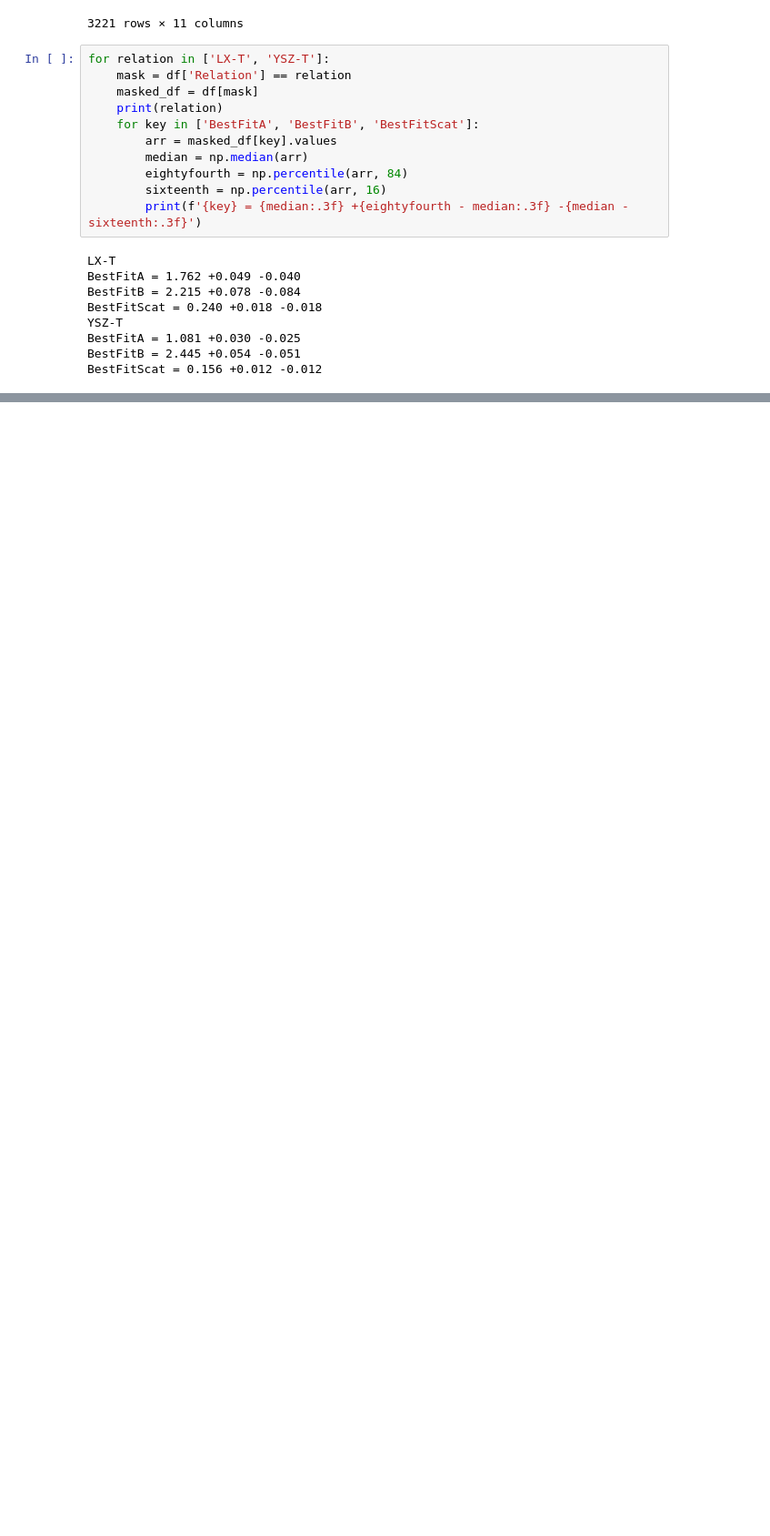
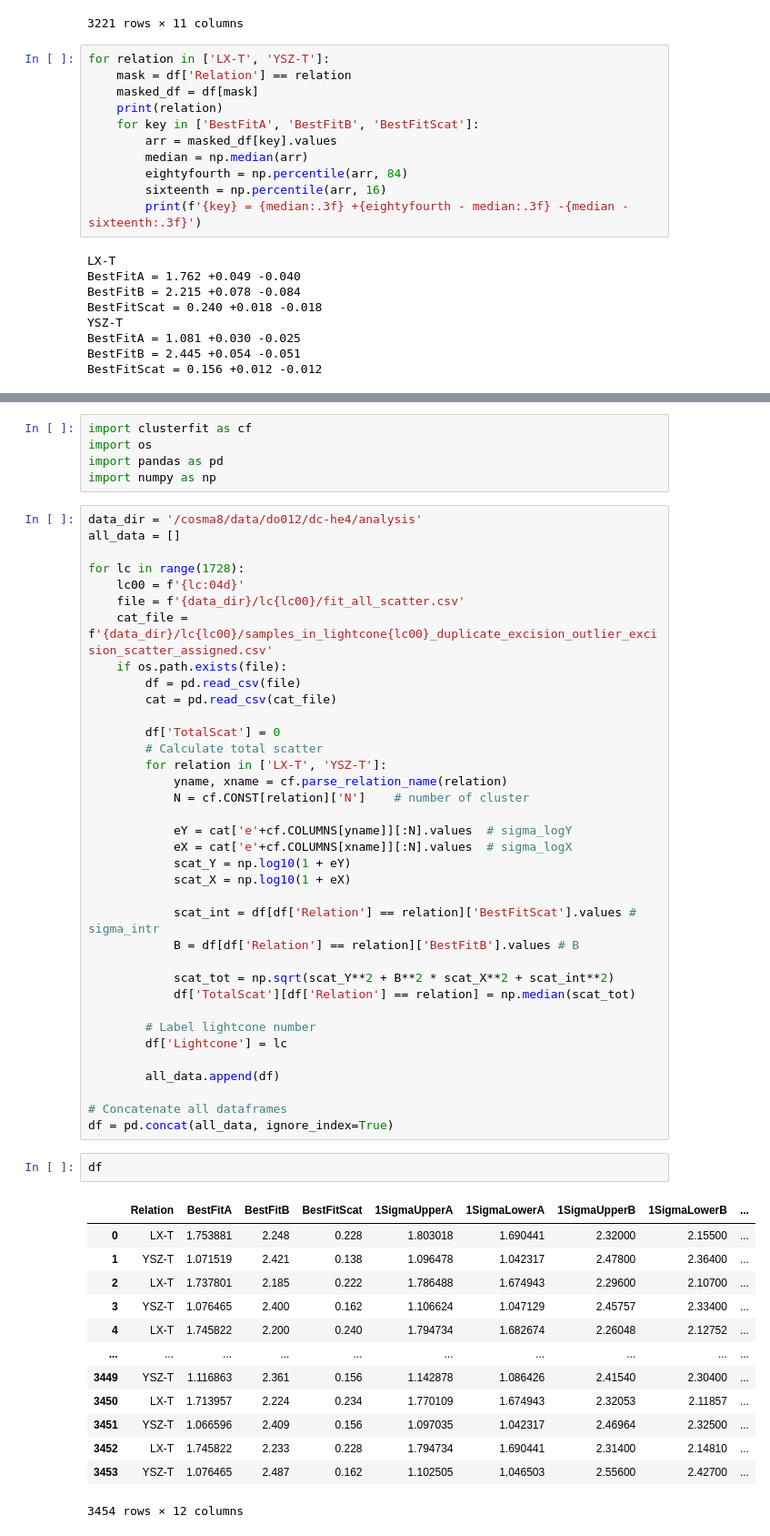
Before and after one commit to YujieH3/anisotropy-flamingo, a Jupyter notebook: analyse/discuss_scatter_scaling_relation_behaviours.ipynb, the cells around one changed output, grey strips where cells are left out. Shown at 91% size. Cells and saved outputs as stored; diff of their text form; blank space fills up the shorter version.

```diff
--- a/analyse/discuss_scatter_scaling_relation_behaviours.ipynb
+++ b/analyse/discuss_scatter_scaling_relation_behaviours.ipynb
@@ -81,0 +105,57 @@ BestFitScat = 0.156 +0.012 -0.012
+# %%
+import clusterfit as cf
+import os
+import pandas as pd
+import numpy as np
+# %%
+data_dir = '/cosma8/data/do012/dc-he4/analysis'
+all_data = []
+
+for lc in range(1728):
+    lc00 = f'{lc:04d}'
+    file = f'{data_dir}/lc{lc00}/fit_all_scatter.csv'
+    cat_file = f'{data_dir}/lc{lc00}/samples_in_lightcone{lc00}_duplicate_excision_outlier_excision_scatter_assigned.csv'
+    if os.path.exists(file):
+        df = pd.read_csv(file)
+        cat = pd.read_csv(cat_file)
+
+        df['TotalScat'] = 0
+        # Calculate total scatter
+        for relation in ['LX-T', 'YSZ-T']:
+            yname, xname = cf.parse_relation_name(relation)
+            N = cf.CONST[relation]['N']    # number of cluster
+
+            eY = cat['e'+cf.COLUMNS[yname]][:N].values  # sigma_logY
+            eX = cat['e'+cf.COLUMNS[xname]][:N].values  # sigma_logX
+            scat_Y = np.log10(1 + eY)
+            scat_X = np.log10(1 + eX)
+
+            scat_int = df[df['Relation'] == relation]['BestFitScat'].values # sigma_intr
+            B = df[df['Relation'] == relation]['BestFitB'].values # B
+
+            scat_tot = np.sqrt(scat_Y**2 + B**2 * scat_X**2 + scat_int**2)
+            df['TotalScat'][df['Relation'] == relation] = np.median(scat_tot)
+
+        # Label lightcone number
+        df['Lightcone'] = lc
+
+        all_data.append(df)
+
+# Concatenate all dataframes
+df = pd.concat(all_data, ignore_index=True)
+# %%
+df
+# %% [output]
+|  | Relation | BestFitA | BestFitB | BestFitScat | 1SigmaUpperA | 1SigmaLowerA | 1SigmaUpperB | 1SigmaLowerB | ... |
+| 0 | LX-T | 1.753881 | 2.248 | 0.228 | 1.803018 | 1.690441 | 2.32000 | 2.15500 | ... |
+| 1 | YSZ-T | 1.071519 | 2.421 | 0.138 | 1.096478 | 1.042317 | 2.47800 | 2.36400 | ... |
+| 2 | LX-T | 1.737801 | 2.185 | 0.222 | 1.786488 | 1.674943 | 2.29600 | 2.10700 | ... |
+| 3 | YSZ-T | 1.076465 | 2.400 | 0.162 | 1.106624 | 1.047129 | 2.45757 | 2.33400 | ... |
+| 4 | LX-T | 1.745822 | 2.200 | 0.240 | 1.794734 | 1.682674 | 2.26048 | 2.12752 | ... |
+| ... | ... | ... | ... | ... | ... | ... | ... | ... | ... |
+| 3449 | YSZ-T | 1.116863 | 2.361 | 0.156 | 1.142878 | 1.086426 | 2.41540 | 2.30400 | ... |
+| 3450 | LX-T | 1.713957 | 2.224 | 0.234 | 1.770109 | 1.674943 | 2.32053 | 2.11857 | ... |
+| 3451 | YSZ-T | 1.066596 | 2.409 | 0.156 | 1.097035 | 1.042317 | 2.46964 | 2.32500 | ... |
+| 3452 | LX-T | 1.745822 | 2.233 | 0.228 | 1.794734 | 1.690441 | 2.31400 | 2.14810 | ... |
+| 3453 | YSZ-T | 1.076465 | 2.487 | 0.162 | 1.102505 | 1.046503 | 2.55600 | 2.42700 | ... |
+3454 rows × 12 columns
```
Also changed, not shown: parts of 7 cells of this notebook, 16 other files.
